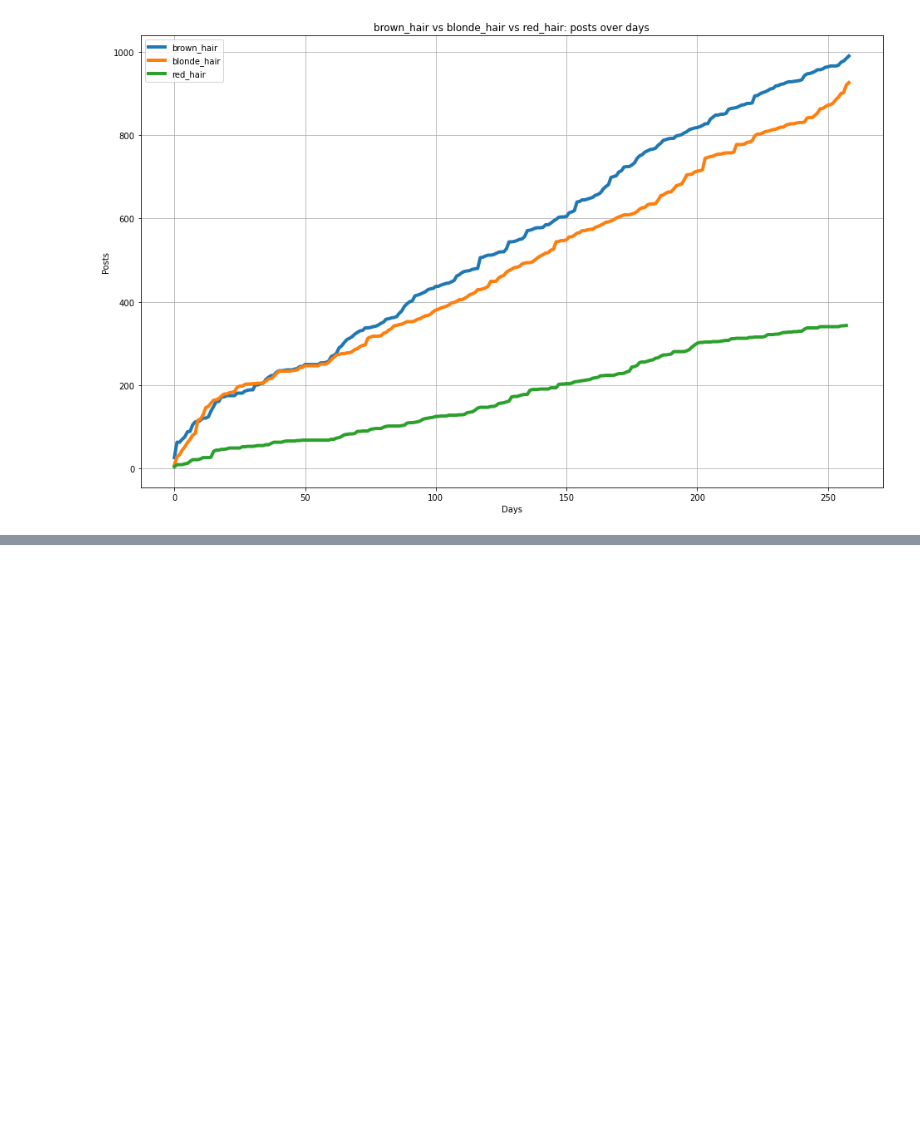
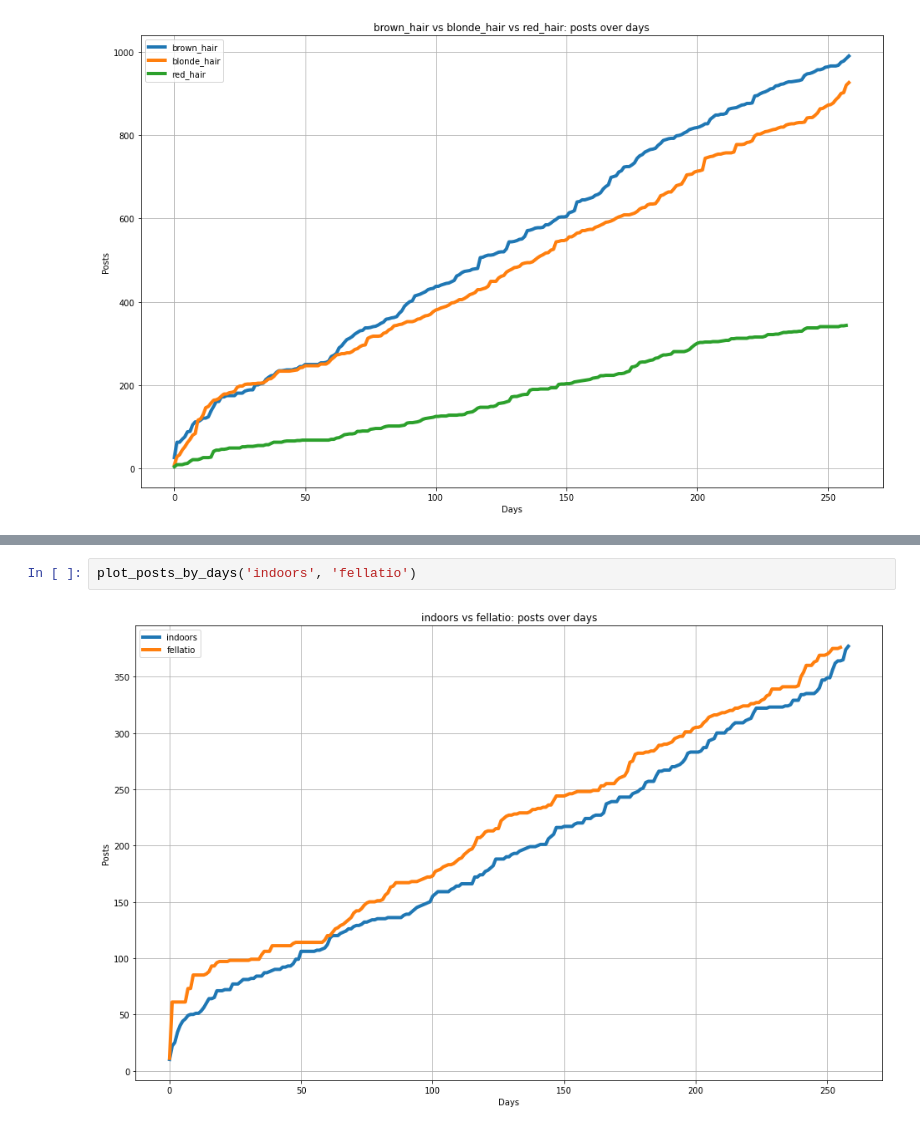
Before and after one commit to dogeresearch/zefir-2021, a Jupyter notebook: Zefir2021.ipynb, the cells around one changed output, grey strips where cells are left out. Saved outputs shown, nothing was run; the diff lists cells and outputs as text; blank space fills up the shorter version.

```diff
--- a/Zefir2021.ipynb
+++ b/Zefir2021.ipynb
@@ -249,0 +276,4 @@ plot_posts_by_days('brown_hair', 'blonde_hair', 'red_hair')
+# %%
+plot_posts_by_days('indoors', 'fellatio')
+# %% [output]
+[figure, added]
```
Also changed, not shown: parts of 4 cells of this notebook.
